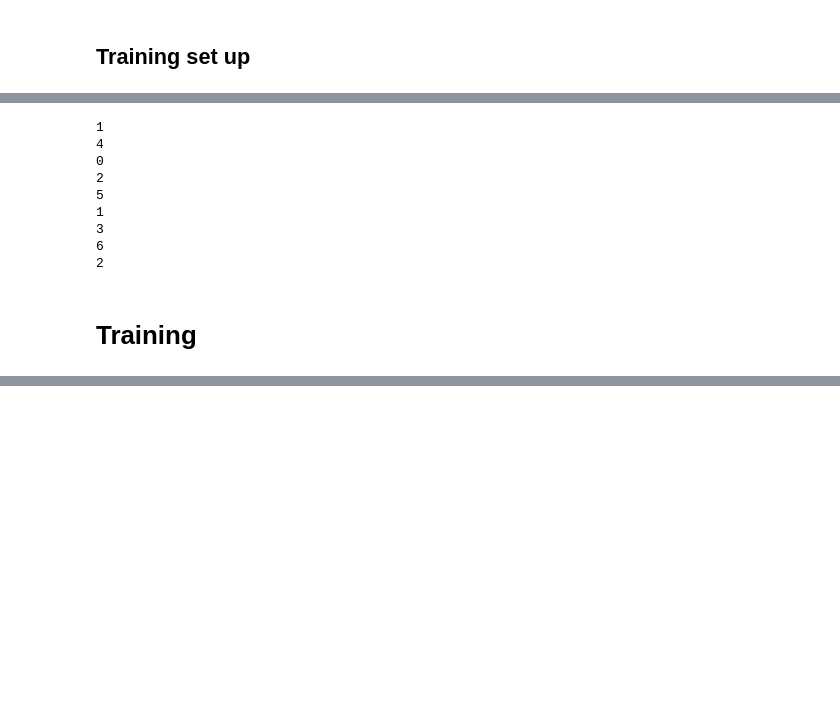
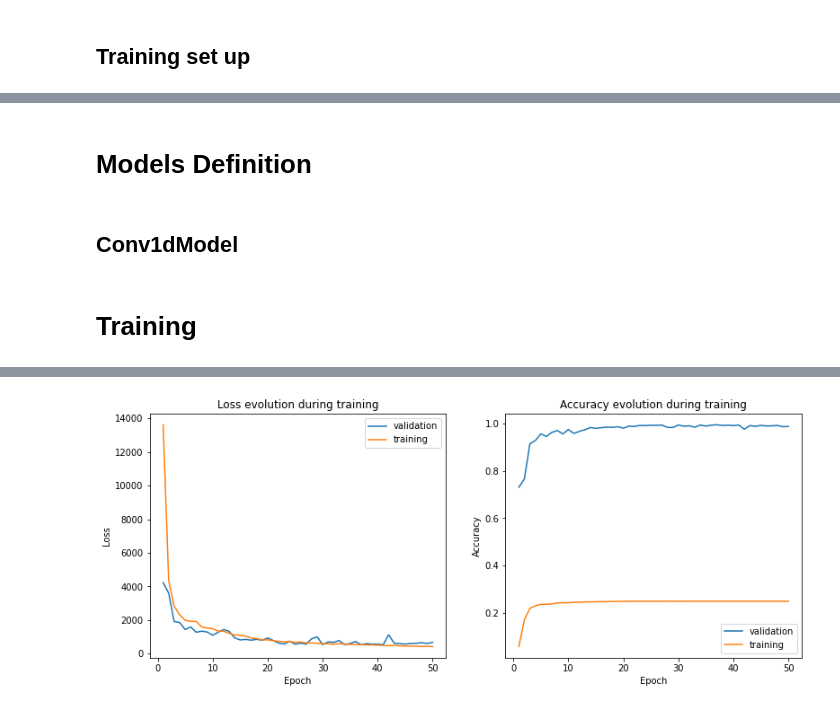
Before and after one commit to NicoBrandstetterr/location-of-the-sigma-spindles-in-EEG, a Jupyter notebook: location_sigma_spindles.ipynb, the cells around one changed output, grey strips where cells are left out. Saved outputs shown, nothing was run; the diff lists cells and outputs as text; code cells hidden in the pictures; blank space fills up the shorter version.

```diff
--- a/location_sigma_spindles.ipynb
+++ b/location_sigma_spindles.ipynb
@@ -112,14 +145,23 @@ def evaluate(val_loader, model, criterion, use_gpu):
 # %%
-def train_step(x_batch, y_batch, model, optimizer, criterion, use_gpu):
+def train_step(x_batch, y_batch, model, optimizer, criterion, use_gpu,delta):
     # Predicción
-    y_predicted = model(x_batch)
+    #y_predicted=[]
+    #for pred in x_batch:
+    #    pred=pred.unsqueeze(0)
+    #    pred=pred.unsqueeze(0)
+    #   y_predicted.append(model(pred))    ### NO ES NECESARIO, EL MODELO DEBERIA PROCESAR EL BATCH COMPLETO SI LAS DIMENSIONES CORRESPONDEN A COMO LO TOMA PYTORCH
+
+    delta=math.sqrt(delta)
+    y_predicted = model(x_batch.unsqueeze(1))     ### DIM (batch_size, channels, data_len)
 
     # Cálculo de loss
-    loss = criterion(y_predicted, y_batch)
+    loss = criterion(y_predicted.squeeze(), y_batch.float())   ### y_predicted e y_batch DEBEN TENER IGUAL DIM
+    # Calculo de VP
+    VP=int((loss<=delta))
 
     # Actualización de parámetros
     optimizer.zero_grad()
     loss.backward()
     optimizer.step()
 
-    return y_predicted, loss
+    return y_predicted, loss, VP
@@ -237,20 +270,6 @@ def train_model(
 
     return curves
-# %%
-a=np.array([1,2,3])
-b=np.array([4,5,6])
-c=np.arange(len(a))
-for x,y,i in zip(a,b,c):
-    print(x)
-    print(y)
-    print(i)
-# %% [output]
-1
-4
-0
-2
-5
-1
-3
-6
-2
+# %% [markdown]
+# Models Definition
+# %% [markdown]
+## Conv1dModel
@@ -257,14 +325,15 @@ for x,y,i in zip(a,b,c):
 # %% [markdown]
 # Training
+# %%
+lr = 0.001
+batch_size = 4
+#criterion = iou_pytorch
+criterion = torch.nn.MSELoss()
+epochs = 50
 # %%
-lr = 5e-4
-batch_size = 64
-criterion = nn.CrossEntropyLoss()
-epochs = 30
-
-CNN1 = CNN_Model(dropout_p=0.5)
+CNN1d = CNN1d_Model(dropout_p=0.5)
 curves = train_model(
-    CNN1,
+    CNN1d,
     train_ds,
     val_ds,
     epochs,
@@ -273,6 +342,7 @@ curves = train_model(
     lr,
     use_gpu=False,
     data_augmentation=False,
+    delta=5000*5000
 )
-
 show_curves(curves)
+# %% [output]
@@ -278,0 +366 @@ show_curves(curves)
+[figure, added]
```
Also changed, not shown: parts of 26 cells of this notebook.
